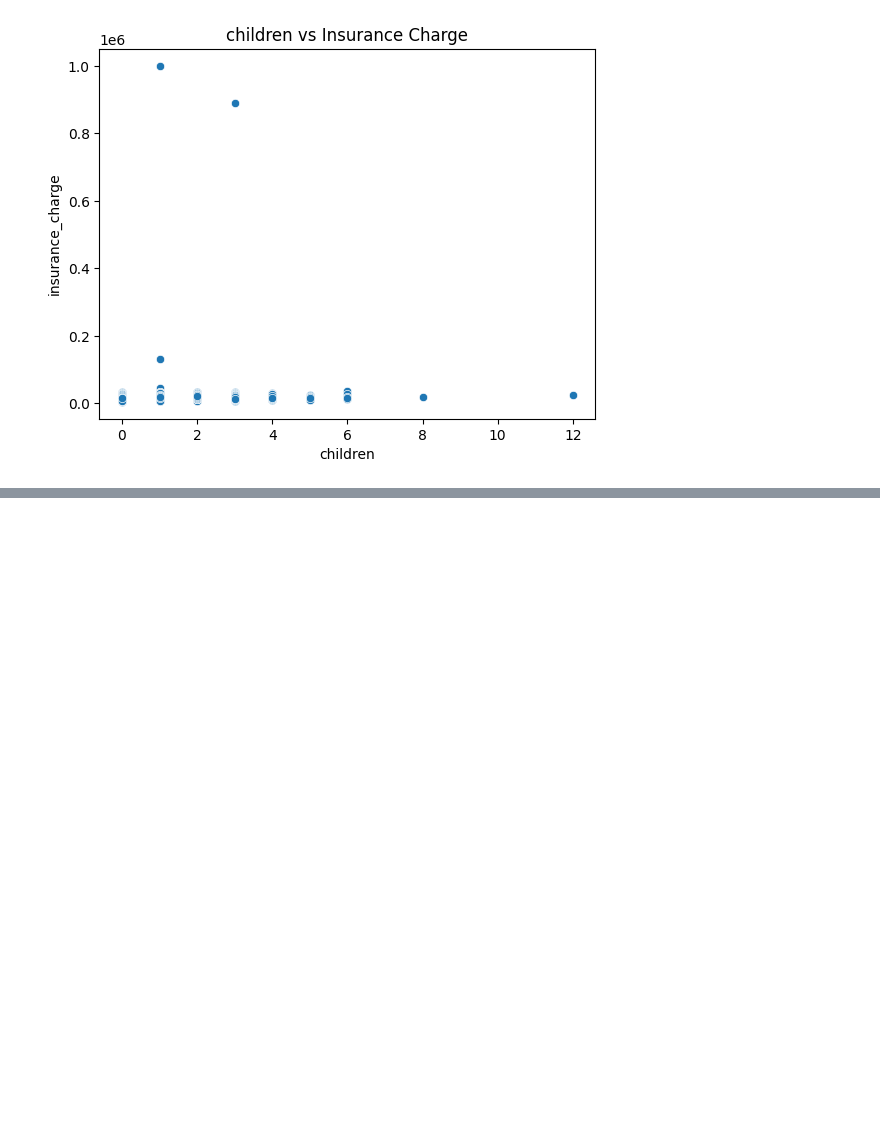
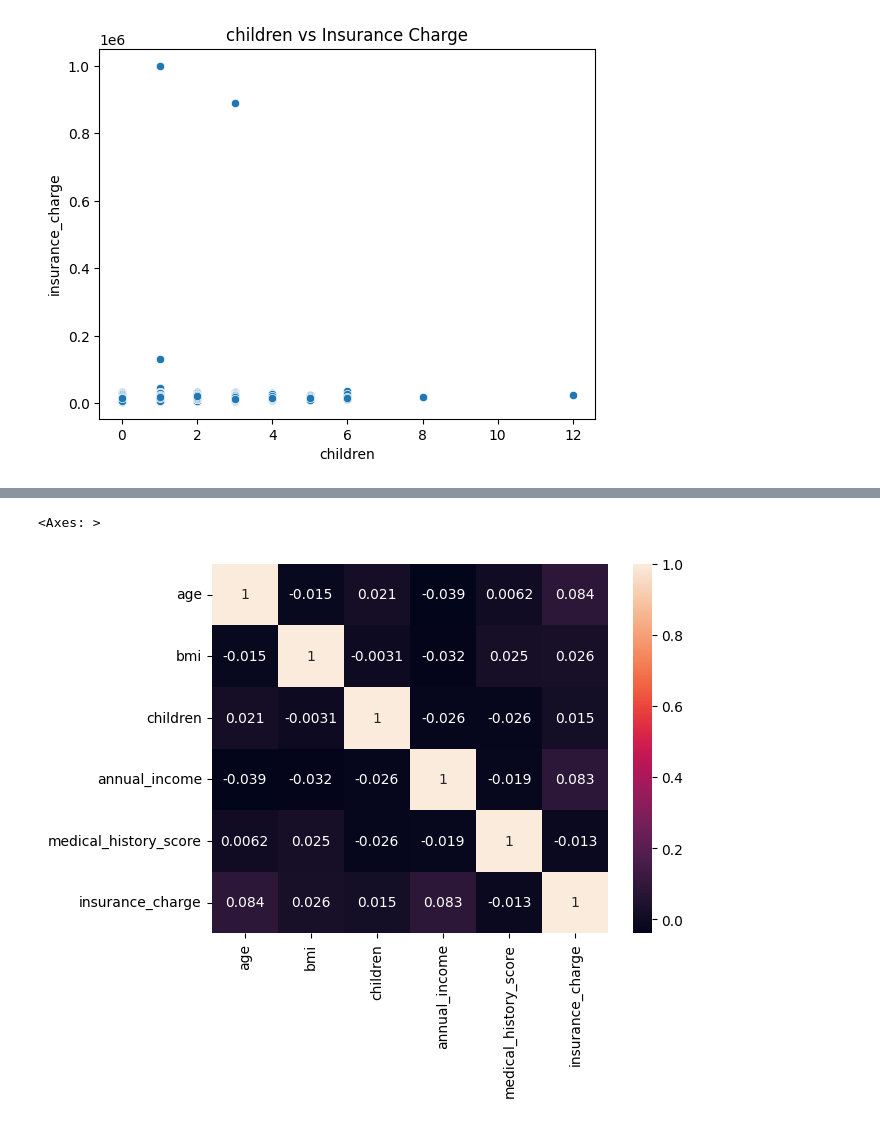
Before and after one commit to lovkush7/MACHINE-LEARNING-, a Jupyter notebook: insurace2_0.ipynb, the cells around one changed output, grey strips where cells are left out. Drawn from its saved outputs; the diff is of its cells as text; code cells hidden in the pictures; blank space fills up the shorter version.

```diff
--- a/insurace2_0.ipynb
+++ b/insurace2_0.ipynb
@@ -646,0 +666,5 @@ for col in num_cols:
+# %%
+sns.heatmap(df.corr(numeric_only=True), annot=True)
+# %% [output]
+<Axes: >
+[figure, added]
```
Also changed, not shown: parts of 18 cells of this notebook.
